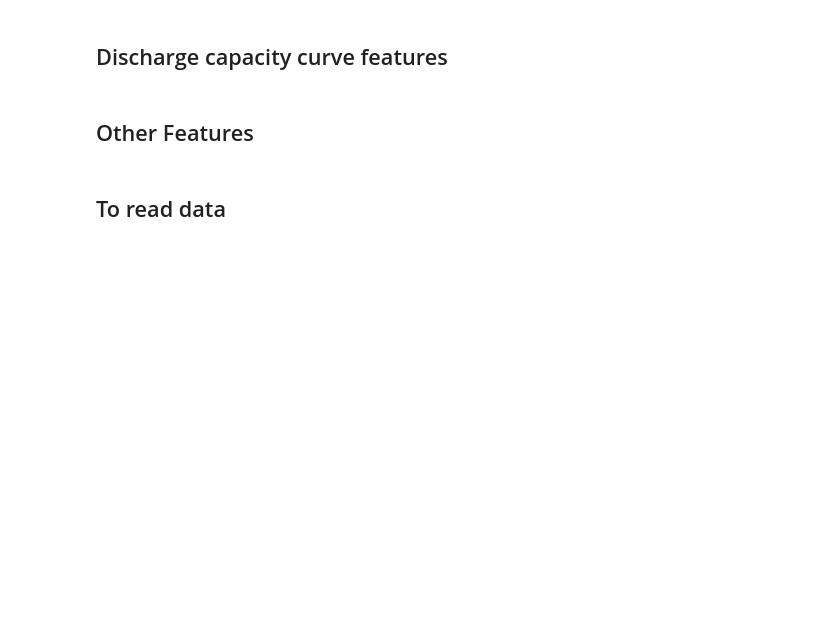
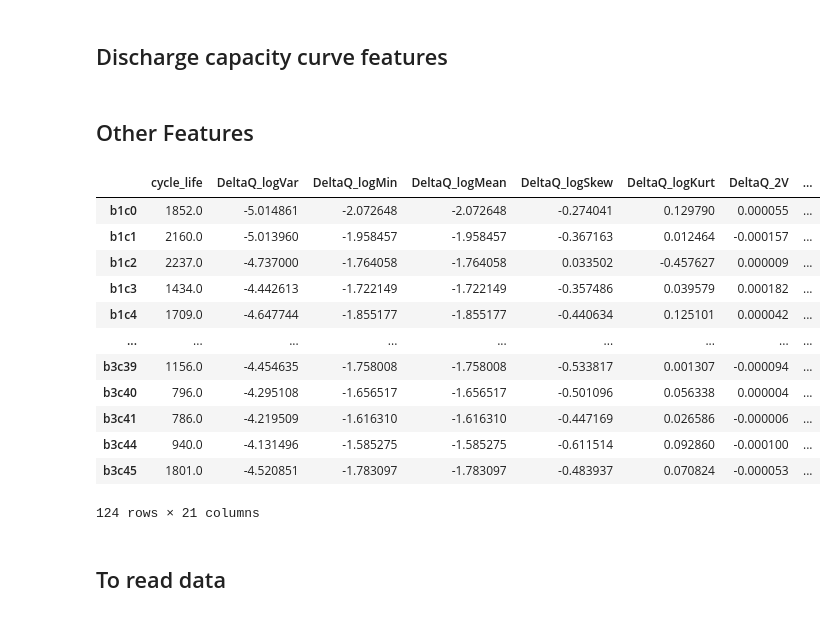
Before and after one commit to nathan99sun/HybridPred, a Jupyter notebook: cleaning/Add_Features_v2.ipynb, the cells around one changed output. Saved outputs shown, nothing was run; the diff lists cells and outputs as text; code cells hidden in the pictures; blank space fills up the shorter version.

```diff
--- a/cleaning/Add_Features_v2.ipynb
+++ b/cleaning/Add_Features_v2.ipynb
@@ -105,6 +105,7 @@ for id in bat_dict.keys():
     feature_dict[id]["DeltaQ_logMean"] = get_min(id)
     feature_dict[id]["DeltaQ_logSkew"] = get_skew(id)
     feature_dict[id]["DeltaQ_logKurt"] = get_kurt(id)
+    feature_dict[id]["DeltaQ_2V"] = (bat_dict[id]["cycles"]["99"]["Qdlin"]-bat_dict[id]["cycles"]["9"]["Qdlin"])[0]
 # %% [markdown]
 ## Discharge capacity curve features
 # %%
@@ -117,13 +118,6 @@ def get_max(series):
     return series[max_idx]
 # %%
 for id in bat_dict.keys():
-    # difference between max discharge capacity and cycle 2
-    #feature_dict[id]["QD_Max-2"] = (np.max(bat_dict[id]["summary"]["QD"])-bat_dict[id]["summary"]["QD"][1])
-    feature_dict[id]["QD_Max-2"] = (get_max(bat_dict[id]["summary"]["QD"])-bat_dict[id]["summary"]["QD"][1])
-
-    # discharge capacity at cycle 2
-    feature_dict[id]["QD_2"] = bat_dict[id]["summary"]["QD"][1]
-
     # slope of linear fit to capacity fade curve, cycles 2 to 100
     linear_fit = np.polyfit(np.linspace(2,100,99),bat_dict[id]["summary"]["QD"][1:100],deg=1)
     feature_dict[id]["slope_capacity_fade_2-100"] = linear_fit[0]
@@ -137,6 +131,16 @@ for id in bat_dict.keys():
 
     # intercept of linear fit to capacity fade curve, cycles 91 to 100
     feature_dict[id]["intercept_capacity_91-100"] = linear_fit_2[1]
+
+    # discharge capacity at cycle 2
+    feature_dict[id]["QD_2"] = bat_dict[id]["summary"]["QD"][1]
+
+    # difference between max discharge capacity and cycle 2, accounting for outliers
+    #feature_dict[id]["QD_Max-2"] = (np.max(bat_dict[id]["summary"]["QD"])-bat_dict[id]["summary"]["QD"][1])
+    feature_dict[id]["QD_Max-2"] = (get_max(bat_dict[id]["summary"]["QD"])-bat_dict[id]["summary"]["QD"][1])
+
+    # discharge capacity at cycle 100
+    feature_dict[id]["QD_100"] = bat_dict[id]["summary"]["QD"][99]
 # %% [markdown]
 ## Other Features
 # %%
@@ -144,11 +148,17 @@ for id in bat_dict.keys():
     # average charge time, first five cycles
     feature_dict[id]["init_avg_charge_time"] = np.mean(bat_dict[id]["summary"]["chargetime"][1:6])
 
-    # average temperature over time, cycles 2 through 100
-    #feature_dict[id]["avg_T"] = np.mean(bat_dict[id]["summary"]["Tavg"][1:100])
+    # maximum temperature, cycles 2 to 100
+    feature_dict[id]["T_max"] = np.max(bat_dict[id]["summary"]["Tmax"][1:100])
+
+    # minimum temperature, cycles 2 to 100
+    feature_dict[id]["T_min"] = np.min(bat_dict[id]["summary"]["Tmin"][1:100])
 
     # integral of temperature, cycles 2 through 100
     feature_dict[id]["T_integral"] = simpson(bat_dict[id]["summary"]["Tavg"][1:100],np.linspace(1,99,99))
+
+    # internal resistance, cycle 2
+    feature_dict[id]["IR_2"] = bat_dict[id]["summary"]["IR"][1]
 
     # minimum internal resistance, cycles 2 through 100
     feature_dict[id]["min_IR"] = np.min(bat_dict[id]["summary"]["IR"][1:100])
@@ -162,3 +172,19 @@ feature_df.to_csv("../Data/features3.csv")
+# %%
+feature_df
+# %% [output]
+|  | cycle_life | DeltaQ_logVar | DeltaQ_logMin | DeltaQ_logMean | DeltaQ_logSkew | DeltaQ_logKurt | DeltaQ_2V | ... |
+| b1c0 | 1852.0 | -5.014861 | -2.072648 | -2.072648 | -0.274041 | 0.129790 | 0.000055 | ... |
+| b1c1 | 2160.0 | -5.013960 | -1.958457 | -1.958457 | -0.367163 | 0.012464 | -0.000157 | ... |
+| b1c2 | 2237.0 | -4.737000 | -1.764058 | -1.764058 | 0.033502 | -0.457627 | 0.000009 | ... |
+| b1c3 | 1434.0 | -4.442613 | -1.722149 | -1.722149 | -0.357486 | 0.039579 | 0.000182 | ... |
+| b1c4 | 1709.0 | -4.647744 | -1.855177 | -1.855177 | -0.440634 | 0.125101 | 0.000042 | ... |
+| ... | ... | ... | ... | ... | ... | ... | ... | ... |
+| b3c39 | 1156.0 | -4.454635 | -1.758008 | -1.758008 | -0.533817 | 0.001307 | -0.000094 | ... |
+| b3c40 | 796.0 | -4.295108 | -1.656517 | -1.656517 | -0.501096 | 0.056338 | 0.000004 | ... |
+| b3c41 | 786.0 | -4.219509 | -1.616310 | -1.616310 | -0.447169 | 0.026586 | -0.000006 | ... |
+| b3c44 | 940.0 | -4.131496 | -1.585275 | -1.585275 | -0.611514 | 0.092860 | -0.000100 | ... |
+| b3c45 | 1801.0 | -4.520851 | -1.783097 | -1.783097 | -0.483937 | 0.070824 | -0.000053 | ... |
+124 rows × 21 columns
 # %% [markdown]
 ## To read data
 # %%
```
Also changed, not shown: parts of 3 cells of this notebook, 1 other file.
